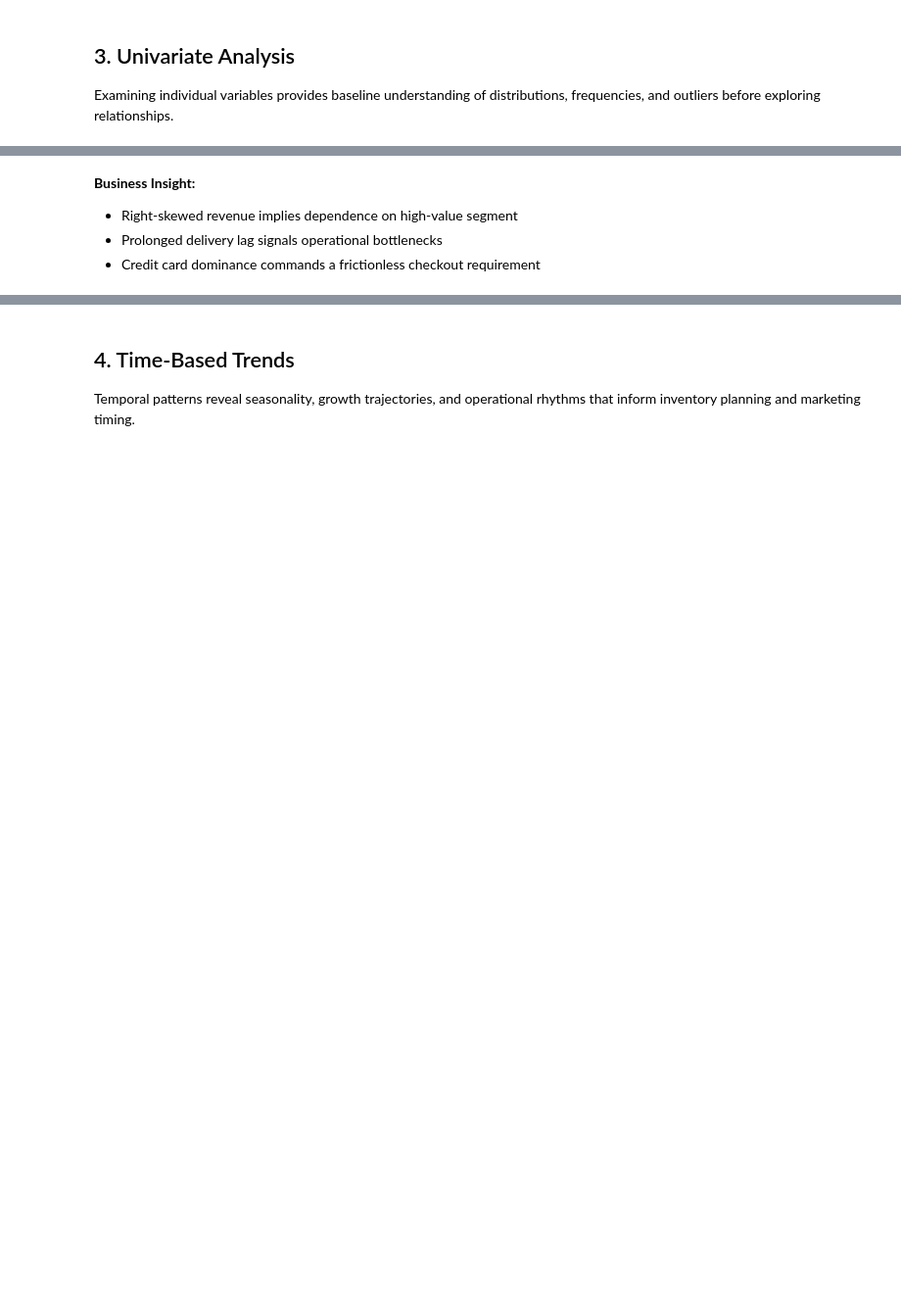
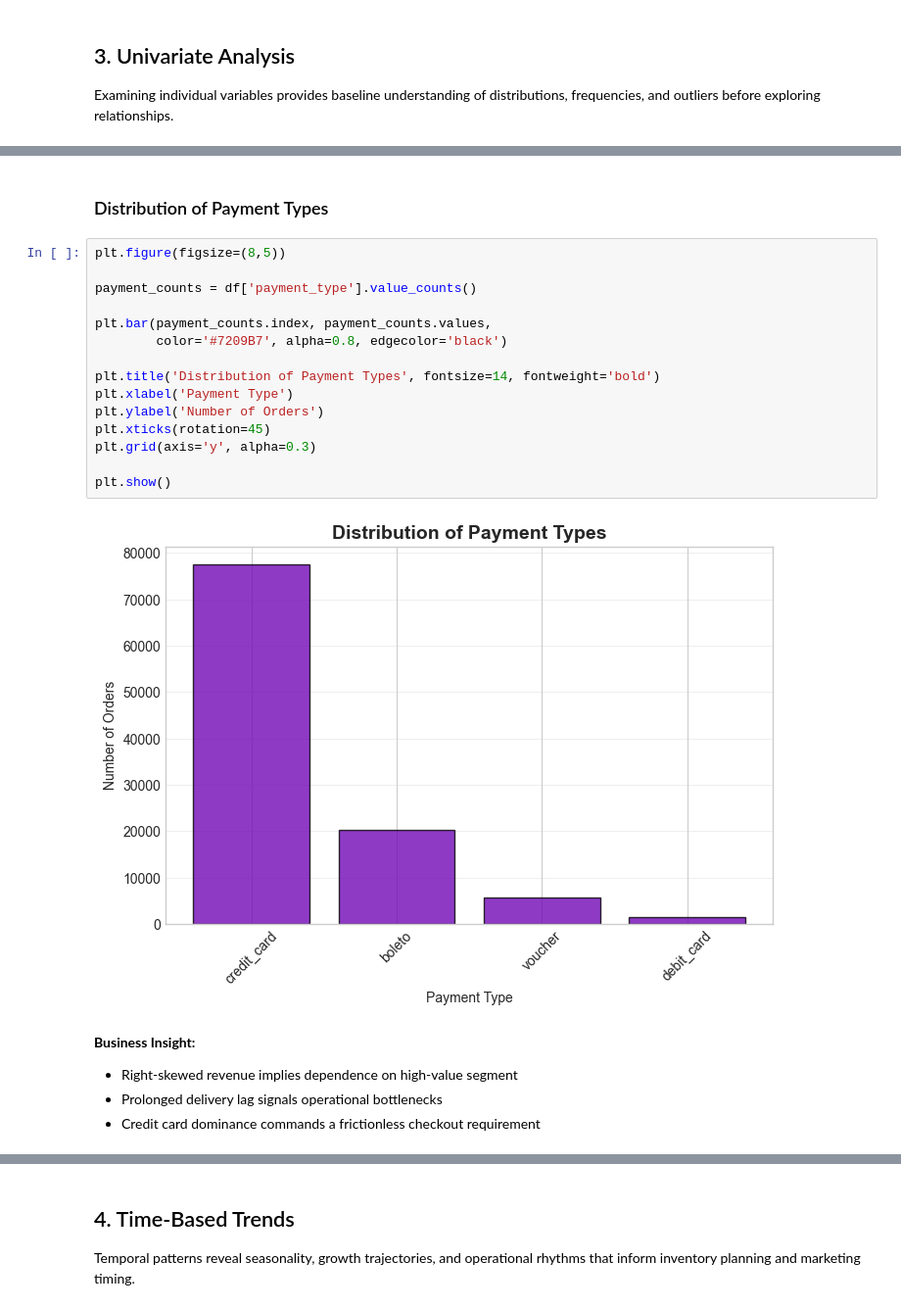
Before and after one commit to iampraneeth1116/SectionD_Group-9_Customer_Churn_Analysis, a Jupyter notebook: notebooks/03_eda.ipynb, the cells around one changed output, grey strips where cells are left out. Shown at 98% size. Cells and saved outputs as stored; diff of their text form; blank space fills up the shorter version.

```diff
--- a/notebooks/03_eda.ipynb
+++ b/notebooks/03_eda.ipynb
@@ -140,6 +212,25 @@ plt.show()
+# %% [markdown]
+### Distribution of Payment Types
+# %%
+plt.figure(figsize=(8,5))
+
+payment_counts = df['payment_type'].value_counts()
+
+plt.bar(payment_counts.index, payment_counts.values,
+        color='#7209B7', alpha=0.8, edgecolor='black')
+
+plt.title('Distribution of Payment Types', fontsize=14, fontweight='bold')
+plt.xlabel('Payment Type')
+plt.ylabel('Number of Orders')
+plt.xticks(rotation=45)
+plt.grid(axis='y', alpha=0.3)
+
+plt.show()
+# %% [output]
+[figure, added]
 # %% [markdown]
 **Business Insight:**
 
-- Right-skewed revenue implies dependence on high-value segment
-- Prolonged delivery lag signals operational bottlenecks
-- Credit card dominance commands a frictionless checkout requirement
+* Right-skewed revenue implies dependence on high-value segment
+* Prolonged delivery lag signals operational bottlenecks
+* Credit card dominance commands a frictionless checkout requirement
```
Also changed, not shown: parts of 73 cells of this notebook.
